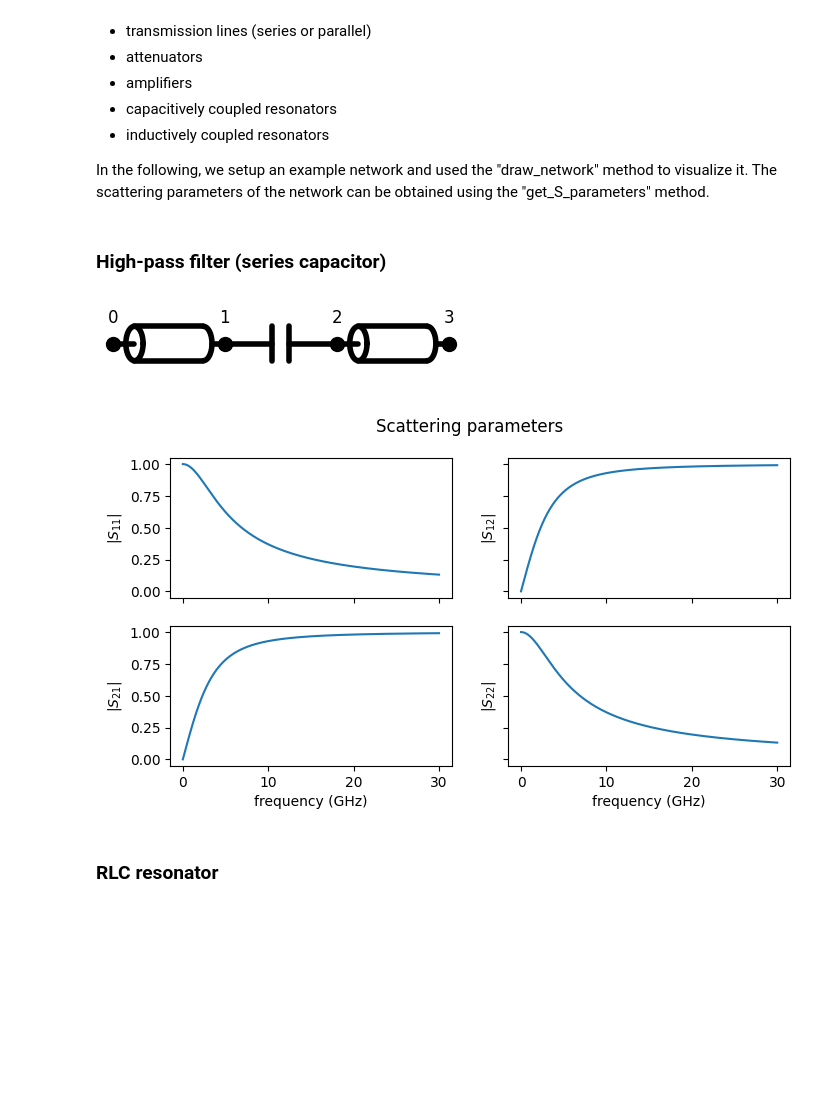
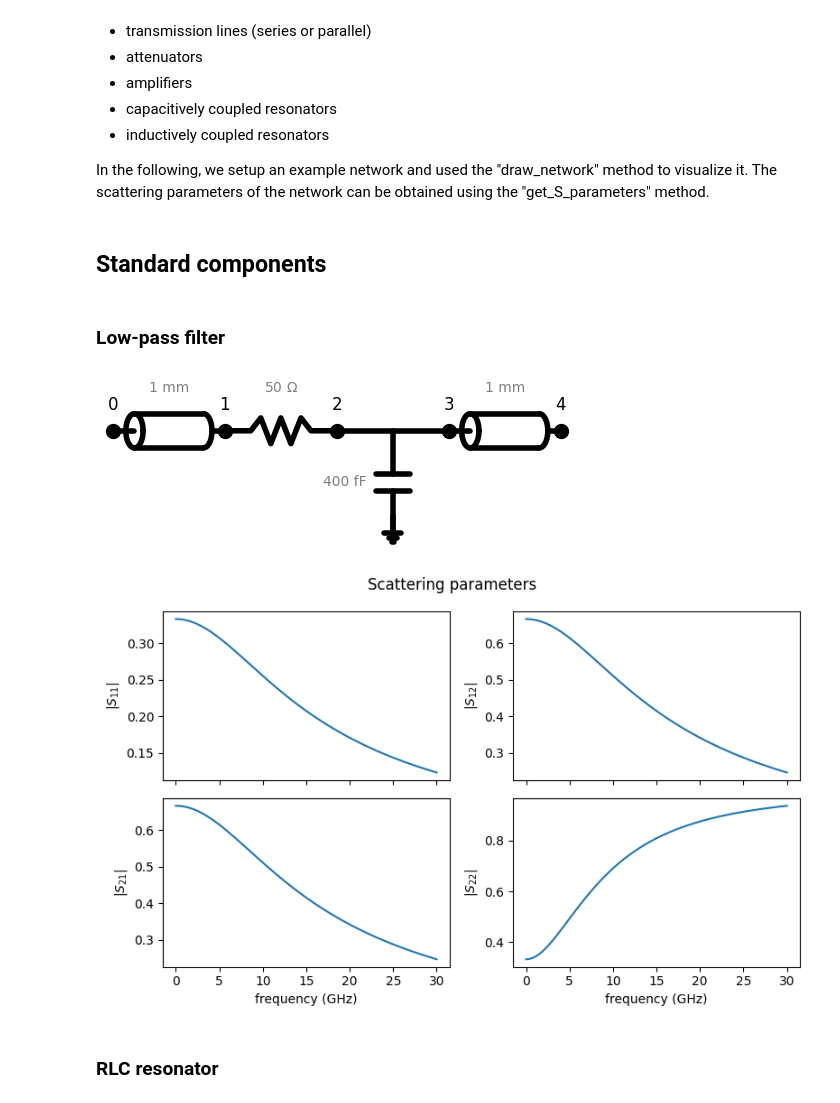
Before and after one commit to jorgemfm27/Network_analysis, a Jupyter notebook: tutorial_nb.ipynb, the cells around one changed output. Cells and saved outputs as stored; diff of their text form; code cells hidden in the pictures; blank space fills up the shorter version.

```diff
--- a/tutorial_nb.ipynb
+++ b/tutorial_nb.ipynb
@@ -29,19 +29,28 @@ Elements such can be added to the network using the network.add_* methods. These
 
 In the following, we setup an example network and used the "draw_network" method to visualize it.
 The scattering parameters of the network can be obtained using the "get_S_parameters" method.
+# %% [markdown]
+## Standard components
 # %% [markdown]
-### High-pass filter (series capacitor)
+### Low-pass filter
 # %%
+# setup network instance
 network = nt.Network(Zgen=Z0)
-# 400 fF capacitor
+
+# add elements
 network.add_transmission_line(length=1e-3, Z0=Z0, phase_velocity=vp)
-network.add_capacitance(C=400e-15, element_type='series')
+network.add_resistor(R=50, element_type='series')
+network.add_capacitance(C=400e-15, element_type='parallel')
 network.add_transmission_line(length=1e-3, Z0=Z0, phase_velocity=vp)
+
+# draw network schematic
 network.draw_network()
+
+# plot s21 of network
 s11, s12, s21, s22 = network.get_S_parameters(frequency=np.linspace(1,30e9,1000), plot=True)
 # %% [output]
-[figure, old version]
+[figure, new version]
-[figure, old version]
+[figure, new version]
 # %% [markdown]
 ### RLC resonator
 # %%
```
Also changed, not shown: parts of 18 cells of this notebook, 1 other file.
